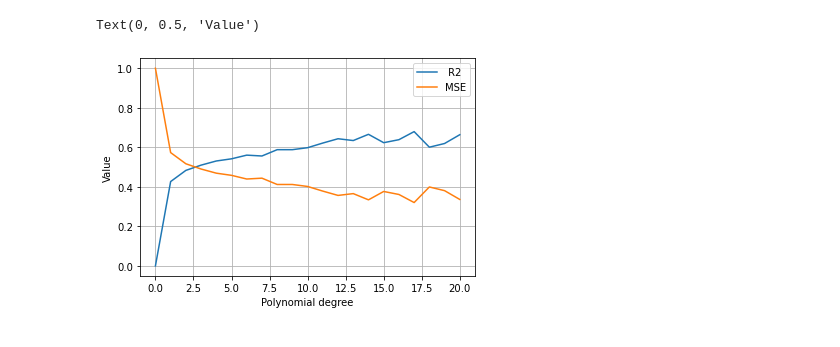
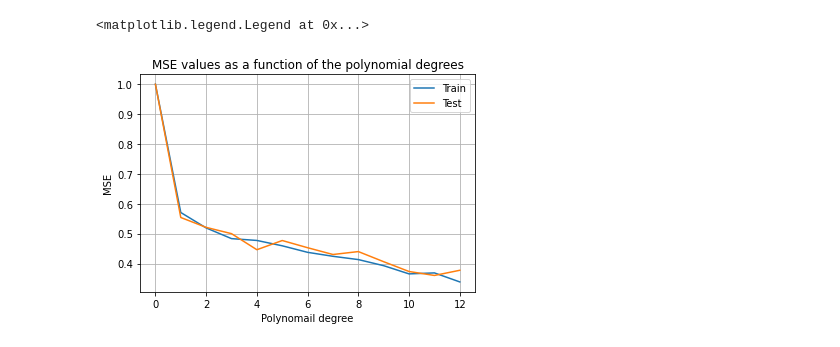
Before and after one commit to MortenTryti/MachineLearning, a Jupyter notebook: Project 1/Task 6.ipynb, the cells around one changed output. Saved outputs shown, nothing was run; the diff lists cells and outputs as text; code cells hidden in the pictures.

```diff
--- a/Project 1/Task 6.ipynb
+++ b/Project 1/Task 6.ipynb
@@ -109,15 +318,22 @@ y = np.linspace(0, 3601, n)
 
 
 
-npoly1 = np.arange(0,21)
+npoly1 = np.arange(0,13) #Set this to 30 and you get a result worth using
 
 x,y = np.meshgrid(x,y)
 
 
 z = data
 R2test = []
+R2train = []
+
+# For the ordinary not bootstraped
 MSEtest = []
+MSEtrain = []
 
+# For the bootstrap
+Boot_MSE_test = []
+Boot_MSE_train = []
 for npoly in npoly1:
     #print(f"---{npoly}---")
     X = create_X(x,y,npoly)
@@ -132,30 +348,57 @@ for npoly in npoly1:
     z_train_scaled = scaler.fit_transform(z_train)
     z_test_scaled = scaler.fit_transform(z_test)
 
+    MSEtest1, MSEtrain1, boot, variance = BootstrapOLS(X_train_scaled,X_test_scaled,z_train_scaled,z_test_scaled,30)
+    Boot_MSE_train.append(MSEtrain1)
+    Boot_MSE_test.append(MSEtest1)
+
     X_scaled = scaler.fit_transform(X)
     z_scaled = scaler.fit_transform(z)
 
 
     beta = OLSmethod(X_train_scaled,z_train_scaled)
 
+    # Making the fit for the
     ztilde = X_train_scaled @ beta
-    #printQ(z_train_scaled,ztilde)
+
 
     zpred = X_test_scaled @ beta
-    #printQ(z_test_scaled,zpred)
-    MSEtest.append(MSE(z_test_scaled,zpred))
-    R2test.append(R2(z_test_scaled,zpred))
 
 
+    MSEtest.append(MSE(z_test_scaled,zpred))
+    MSEtrain.append(MSE(z_train_scaled,ztilde))
 
-
-plt.plot(npoly1,R2test, label =" R2")
-plt.plot(npoly1,MSEtest,label = "MSE")
-plt.legend()
-plt.grid()
-plt.xlabel("Polynomial degree")
-plt.ylabel("Value")
+    R2test.append(R2(z_test_scaled,zpred))
+    R2train.append(R2(z_train_scaled,ztilde))
-# %% [output]
-Text(0, 0.5, 'Value')
-[figure, removed]
+# %%
+"""#Ordinart
+plt.plot(npoly1,R2test, label =" R2")
+plt.plot(npoly1,MSEtest,label = "MSE")
+plt.legend()
+plt.grid()
+plt.xlabel("Polynomial degree")
+plt.title("MSE and R2 for the test data as a function of polynomial degree")
+plt.ylabel("Value")
+plt.show()
+
+plt.plot(npoly1,R2train, label =" R2")
+plt.plot(npoly1,MSEtrain,label = "MSE")
+
+plt.legend()
+plt.grid()
+plt.xlabel("Polynomial degree")
+plt.title("MSE and R2 for the training data as a function of polynomial degree")
+plt.ylabel("Value")
+"""
+#Bootstrap
+plt.ylabel("MSE")
+plt.grid()
+plt.xlabel("Polynomail degree")
+plt.plot(npoly1,Boot_MSE_train,label = "Train")
+plt.plot(npoly1,Boot_MSE_test,label = "Test")
+plt.title("MSE values as a function of the polynomial degrees")
+plt.legend()
+# %% [output]
+<matplotlib.legend.Legend at 0x...>
+[figure, added]
 # %%
```
Also changed, not shown: parts of 4 cells of this notebook.
